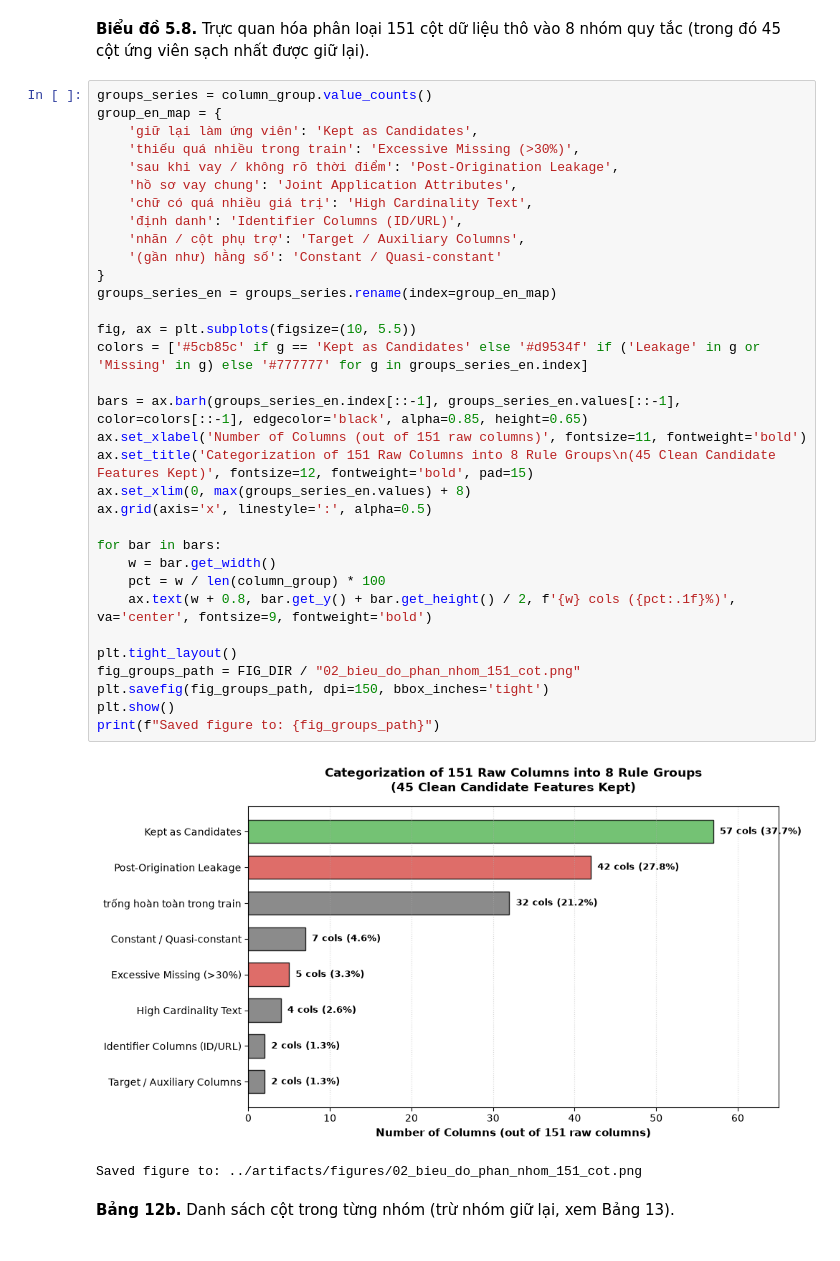
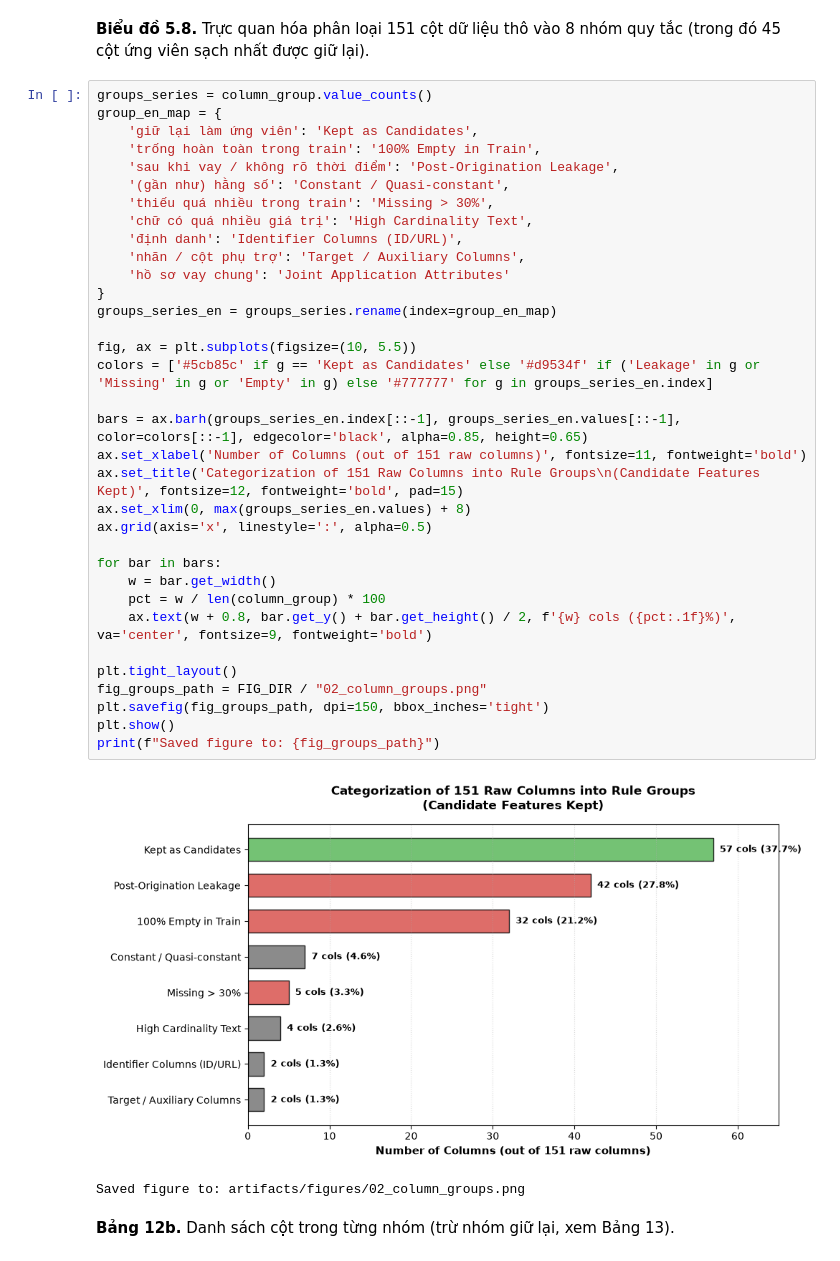
Before and after one commit to Eliza516/Lending-Club-Credit-Scoring, a Jupyter notebook: notebooks/02_lam_sach_va_feature.ipynb, the cells around one changed output. Drawn from its saved outputs; the diff is of its cells as text.

Commit message:
refactor: rename all figures to simple English and translate empty in train label

```diff
--- a/notebooks/02_lam_sach_va_feature.ipynb
+++ b/notebooks/02_lam_sach_va_feature.ipynb
@@ -693,39 +689,40 @@ group_summary
 # %%
 groups_series = column_group.value_counts()
 group_en_map = {
     'giữ lại làm ứng viên': 'Kept as Candidates',
-    'thiếu quá nhiều trong train': 'Excessive Missing (>30%)',
+    'trống hoàn toàn trong train': '100% Empty in Train',
     'sau khi vay / không rõ thời điểm': 'Post-Origination Leakage',
-    'hồ sơ vay chung': 'Joint Application Attributes',
+    '(gần như) hằng số': 'Constant / Quasi-constant',
+    'thiếu quá nhiều trong train': 'Missing > 30%',
     'chữ có quá nhiều giá trị': 'High Cardinality Text',
     'định danh': 'Identifier Columns (ID/URL)',
     'nhãn / cột phụ trợ': 'Target / Auxiliary Columns',
-    '(gần như) hằng số': 'Constant / Quasi-constant'
+    'hồ sơ vay chung': 'Joint Application Attributes'
 }
 groups_series_en = groups_series.rename(index=group_en_map)
 
 fig, ax = plt.subplots(figsize=(10, 5.5))
-colors = ['#5cb85c' if g == 'Kept as Candidates' else '#d9534f' if ('Leakage' in g or 'Missing' in g) else '#777777' for g in groups_series_en.index]
+colors = ['#5cb85c' if g == 'Kept as Candidates' else '#d9534f' if ('Leakage' in g or 'Missing' in g or 'Empty' in g) else '#777777' for g in groups_series_en.index]
 
 bars = ax.barh(groups_series_en.index[::-1], groups_series_en.values[::-1], color=colors[::-1], edgecolor='black', alpha=0.85, height=0.65)
 ax.set_xlabel('Number of Columns (out of 151 raw columns)', fontsize=11, fontweight='bold')
-ax.set_title('Categorization of 151 Raw Columns into 8 Rule Groups\n(45 Clean Candidate Features Kept)', fontsize=12, fontweight='bold', pad=15)
+ax.set_title('Categorization of 151 Raw Columns into Rule Groups\n(Candidate Features Kept)', fontsize=12, fontweight='bold', pad=15)
 ax.set_xlim(0, max(groups_series_en.values) + 8)
 ax.grid(axis='x', linestyle=':', alpha=0.5)
 
 for bar in bars:
     w = bar.get_width()
     pct = w / len(column_group) * 100
     ax.text(w + 0.8, bar.get_y() + bar.get_height() / 2, f'{w} cols ({pct:.1f}%)', va='center', fontsize=9, fontweight='bold')
 
 plt.tight_layout()
-fig_groups_path = FIG_DIR / "02_bieu_do_phan_nhom_151_cot.png"
+fig_groups_path = FIG_DIR / "02_column_groups.png"
 plt.savefig(fig_groups_path, dpi=150, bbox_inches='tight')
 plt.show()
 print(f"Saved figure to: {fig_groups_path}")
 # %% [output]
-[figure, old version]
+[figure, new version]
-Saved figure to: ../artifacts/figures/02_bieu_do_phan_nhom_151_cot.png
+Saved figure to: artifacts/figures/02_column_groups.png
 # %% [markdown]
 **Bảng 12b.** Danh sách cột trong từng nhóm (trừ nhóm giữ lại, xem Bảng 13).
 # %%
```
Also changed, not shown: parts of 13 cells of this notebook, 2 other files.
